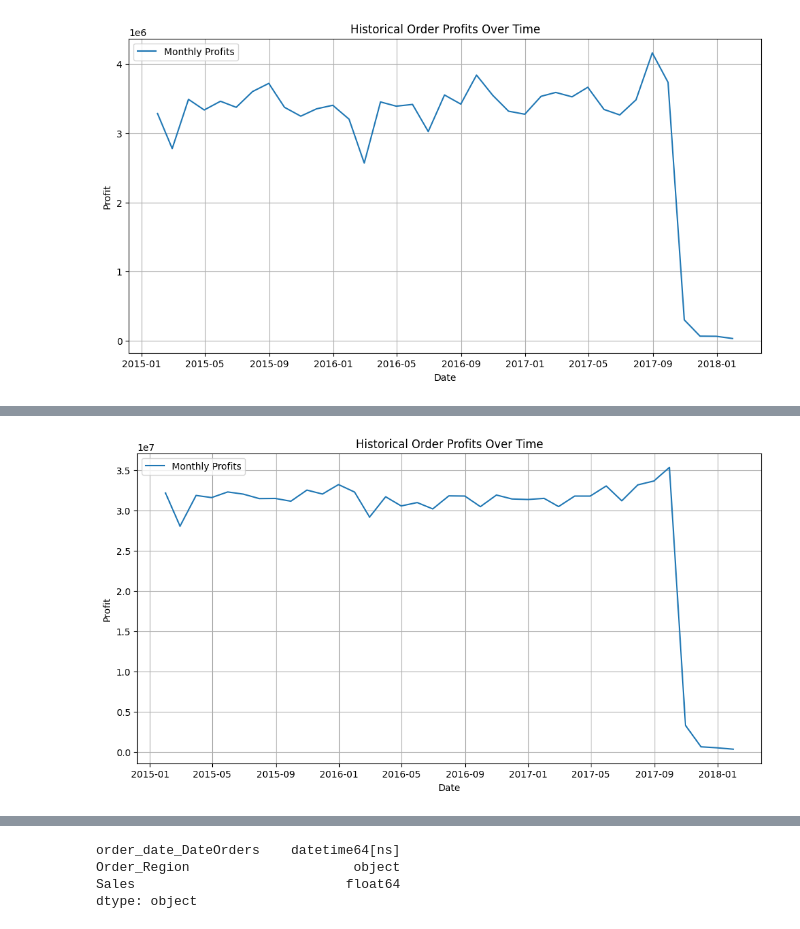
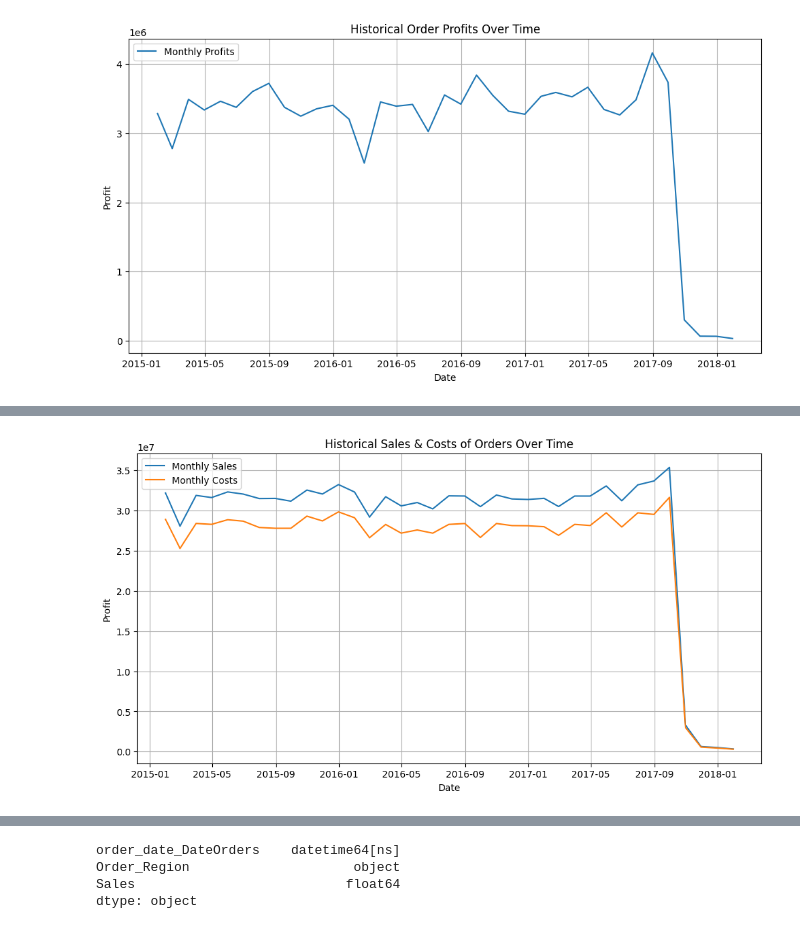
Before and after one commit to CCNY-Analytics-and-Quant/BA-F-2023-Steven-Fernandez-MD-Miah-Mohammed-Hussain, a Jupyter notebook: Final Project/python_code.ipynb, the cells around one changed output, grey strips where cells are left out. Cells and saved outputs as stored; diff of their text form; code cells hidden in the pictures.

```diff
--- a/Final Project/python_code.ipynb
+++ b/Final Project/python_code.ipynb
@@ -303,7 +304,7 @@ plt.show()
 [figure]
 # %%
 #creating dataframe for sales all of time
-sales_df = df[['order_date_DateOrders', 'Sales']]
+sales_df = df[['order_date_DateOrders', 'Sales', 'Order_Profit_Per_Order']]
 # %%
 #checking on the data
 sales_df.head
@@ -316,3 +318,5 @@ dtype: object
 # %%
 #indexing the date
 sales_df.set_index('order_date_DateOrders', inplace=True)
+# %%
+sales_df['Costs'] = sales_df['Sales'] - sales_df['Order_Profit_Per_Order']
@@ -319,6 +346,6 @@ sales_df.set_index('order_date_DateOrders', inplace=True)
 # %%
 #aggregating data by month
-monthly_sales_data = sales_df['Sales'].resample('M').sum()
+monthly_sales_data = sales_df[['Sales', 'Costs']].resample('M').sum()
 
 monthly_sales_data
 # %% [output]
@@ -342,11 +370,12 @@ Freq: M, Name: Sales, dtype: float64
 # %%
 plt.figure(figsize=(12, 6))
-plt.plot(monthly_sales_data.index, monthly_sales_data.values, label='Monthly Profits')
-plt.title('Historical Order Profits Over Time')
+plt.plot(monthly_sales_data.index, monthly_sales_data.Sales, label='Monthly Sales')
+plt.plot(monthly_sales_data.index, monthly_sales_data.Costs, label='Monthly Costs')
+plt.title('Historical Sales & Costs of Orders Over Time')
 plt.xlabel('Date')
 plt.ylabel('Profit')
 plt.legend()
 plt.grid(True)
 plt.show()
 # %% [output]
-[figure, old version]
+[figure, new version]
```
Also changed, not shown: parts of 35 cells of this notebook.
